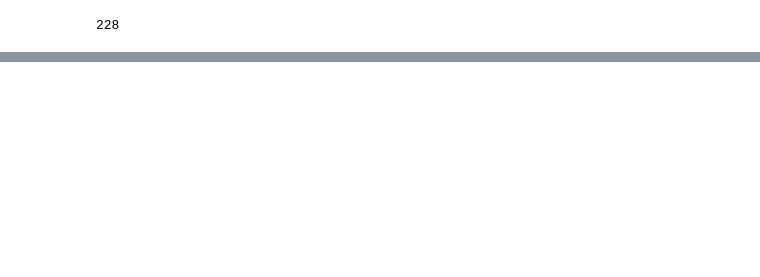
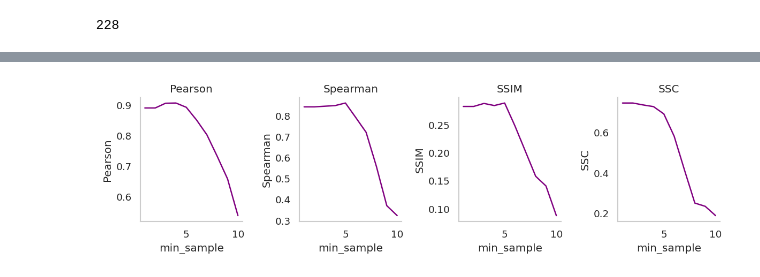
Before and after one commit to lemonhhh/HiMulti, a Jupyter notebook: 3-sprite/simulate_sprite.ipynb, the cells around one changed output, grey strips where cells are left out. Drawn from its saved outputs; the diff is of its cells as text; code cells hidden in the pictures; blank space fills up the shorter version.

Commit message:
simulate sprite

```diff
--- a/3-sprite/simulate_sprite.ipynb
+++ b/3-sprite/simulate_sprite.ipynb
@@ -489,0 +437,3 @@ plot_matrix(hic_mat[start_idx:end_idx,start_idx:end_idx],f"Hi-C Matrix(40kb) \n
+# %%
+clr=cooler.Cooler(f"/share/home/mliu/shareb/mliu/HiMulti/data/mESC/bulk_cooler/mESC_mm9.40kb.cool")
+hic_mat = clr.matrix(balance=True).fetch("chr11(mat)")
@@ -1185,0 +576,21 @@ plt.legend()
+# %%
+pcorrs_D = []
+scorrs_D = []
+ssmis_D = []
+scc_list = []
+
+for i in avg_contact_matrix_list:
+    mat1 = i[start_idx:end_idx,start_idx:end_idx]
+    mat2 = sprite_data[start_idx:end_idx,start_idx:end_idx]
+    print(mat1.shape,mat2.shape)
+    cor_list = mat_cor_with_na(mat1,mat2,sample=False)
+
+    pcorrs_D.append(cor_list[0])
+    scorrs_D.append(cor_list[1])
+    ssmis_D.append(cor_list[2])
+    scc = hicrepSCC(mat1,mat2, h, dBPMax)
+    scc_list.append(scc)
+
+
+slice_width_stats = pd.DataFrame({'min_list':min_sample_list,
+                                 'pcorrs_D':pcorrs_D,'scorrs_D':scorrs_D, 'ssmis_D':ssmis_D,'SSC':scc_list})
@@ -1185,0 +618,10 @@ plt.legend()
+# %%
+
+plot_metrics(slice_width_stats['min_list'],"min_sample"
+             ,slice_width_stats['pcorrs_D']
+             ,slice_width_stats['scorrs_D']
+             ,slice_width_stats['ssmis_D']
+             ,slice_width_stats['SSC']
+             ,"","purple")
+# %% [output]
+[figure, added]
```
Also changed, not shown: parts of 76 cells of this notebook.
